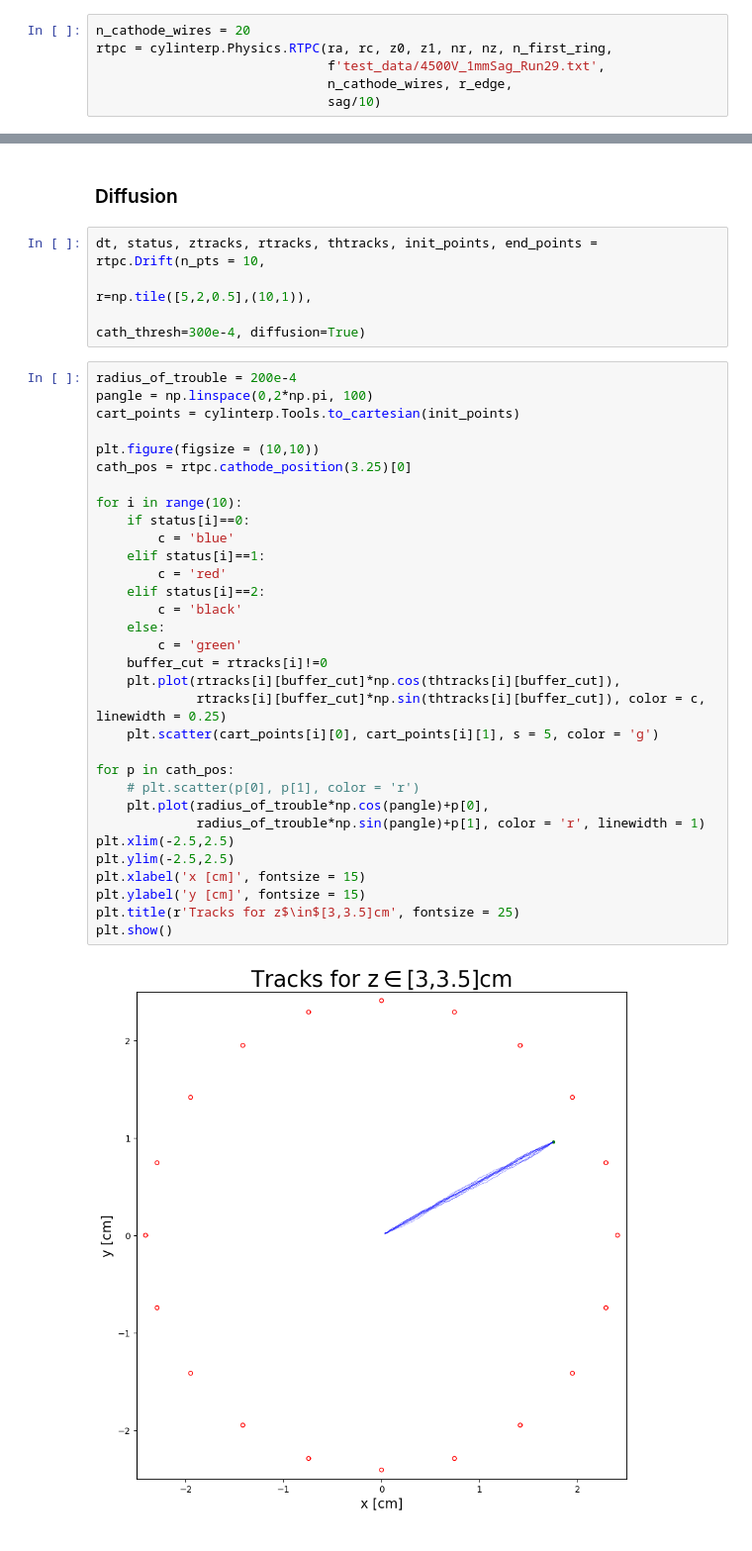
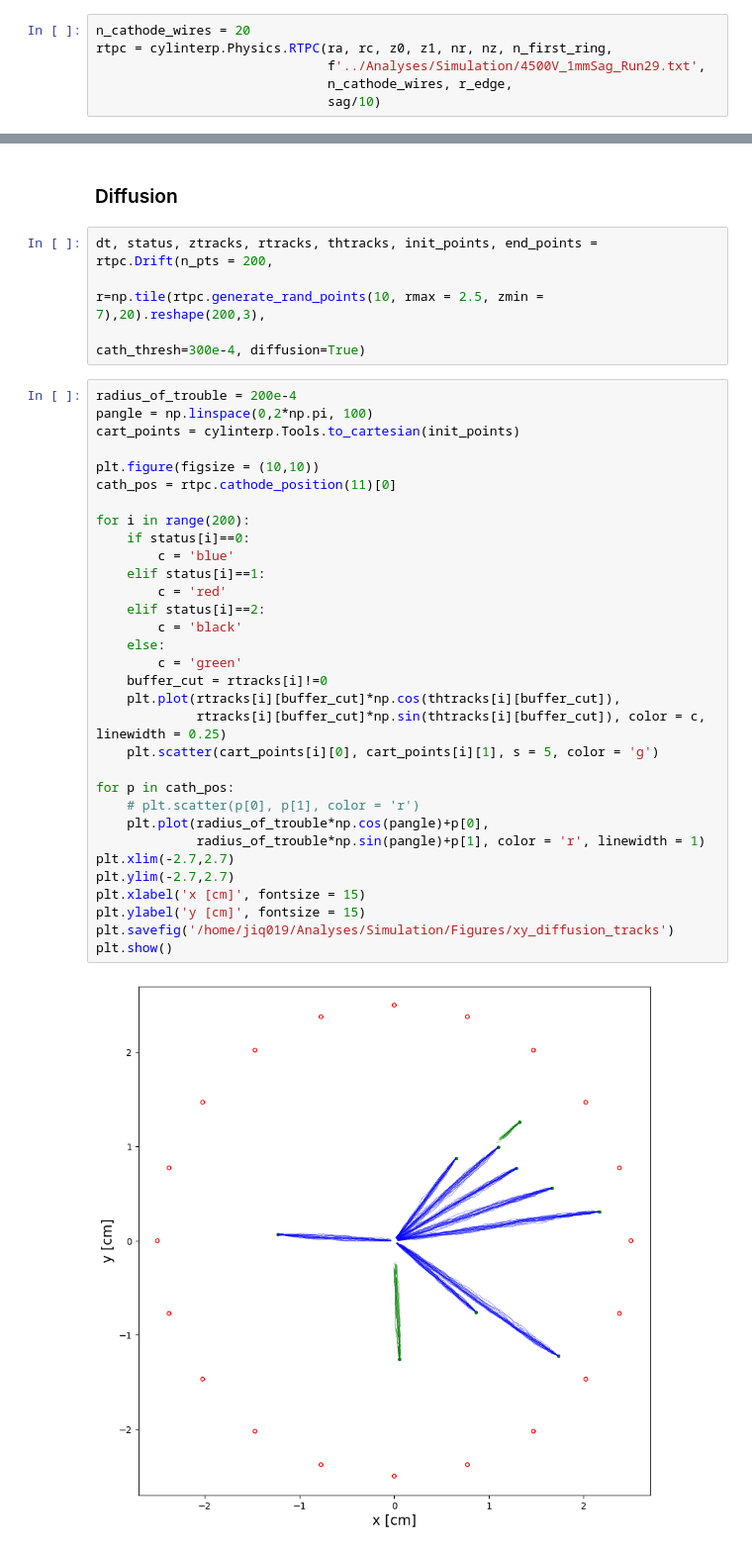
Before and after one commit to darkmatter-ucsd/cylinterp, a Jupyter notebook: cylinterp_tutorial.ipynb, the cells around one changed output, grey strips where cells are left out. Shown at 99% size. Drawn from its saved outputs; the diff is of its cells as text.

```diff
--- a/cylinterp_tutorial.ipynb
+++ b/cylinterp_tutorial.ipynb
@@ -83,7 +83,7 @@ This sets up the drift which allows us to compute drift tiems
 # %%
 n_cathode_wires = 20
 rtpc = cylinterp.Physics.RTPC(ra, rc, z0, z1, nr, nz, n_first_ring,
-                              f'test_data/4500V_1mmSag_Run29.txt',
+                              f'../Analyses/Simulation/4500V_1mmSag_Run29.txt',
                               n_cathode_wires, r_edge,
                               sag/10)
 # %% [markdown]
@@ -182,41 +182,41 @@ plt.show()
 # %% [markdown]
 ### Diffusion
 # %%
-dt, status, ztracks, rtracks, thtracks, init_points, end_points = rtpc.Drift(n_pts = 10,
-                                                                             r=np.tile([5,2,0.5],(10,1)),
+dt, status, ztracks, rtracks, thtracks, init_points, end_points = rtpc.Drift(n_pts = 200,
+                                                                             r=np.tile(rtpc.generate_rand_points(10, rmax = 2.5, zmin = 7),20).reshape(200,3),
                                                                              cath_thresh=300e-4, diffusion=True)
 # %%
 radius_of_trouble = 200e-4
 pangle = np.linspace(0,2*np.pi, 100)
 cart_points = cylinterp.Tools.to_cartesian(init_points)
 
 plt.figure(figsize = (10,10))
-cath_pos = rtpc.cathode_position(3.25)[0]
+cath_pos = rtpc.cathode_position(11)[0]
 
-for i in range(10):
+for i in range(200):
     if status[i]==0:
         c = 'blue'
     elif status[i]==1:
         c = 'red'
     elif status[i]==2:
         c = 'black'
     else:
         c = 'green'
     buffer_cut = rtracks[i]!=0
     plt.plot(rtracks[i][buffer_cut]*np.cos(thtracks[i][buffer_cut]),
              rtracks[i][buffer_cut]*np.sin(thtracks[i][buffer_cut]), color = c, linewidth = 0.25)
     plt.scatter(cart_points[i][0], cart_points[i][1], s = 5, color = 'g')
 
 for p in cath_pos:
     # plt.scatter(p[0], p[1], color = 'r')
     plt.plot(radius_of_trouble*np.cos(pangle)+p[0],
              radius_of_trouble*np.sin(pangle)+p[1], color = 'r', linewidth = 1)
-plt.xlim(-2.5,2.5)
-plt.ylim(-2.5,2.5)
+plt.xlim(-2.7,2.7)
+plt.ylim(-2.7,2.7)
 plt.xlabel('x [cm]', fontsize = 15)
 plt.ylabel('y [cm]', fontsize = 15)
-plt.title(r'Tracks for z$\in$[3,3.5]cm', fontsize = 25)
+plt.savefig('/home/jiq019/Analyses/Simulation/Figures/xy_diffusion_tracks')
 plt.show()
 # %% [output]
-[figure, old version]
+[figure, new version]
 # %%
```
Also changed, not shown: parts of 6 cells of this notebook, 5 other files.
